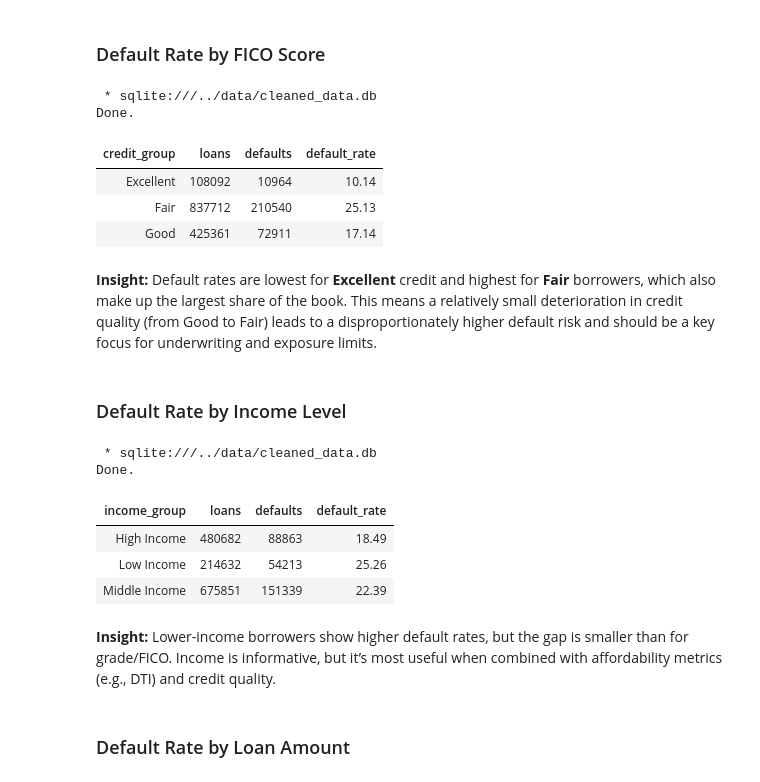
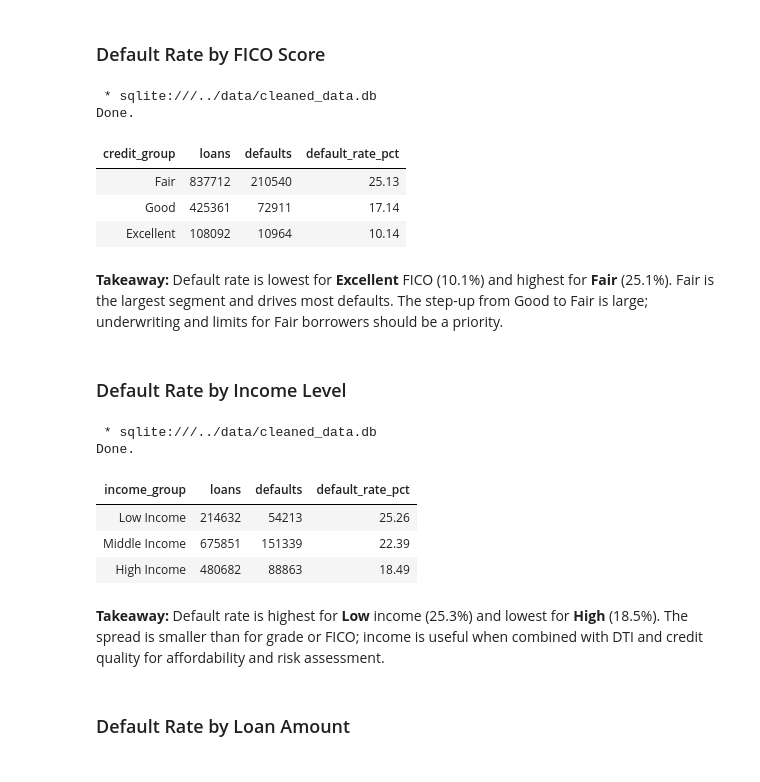
Before and after one commit to diegogomez040/Financial-risk-club-lending, a Jupyter notebook: notebooks/sql_business_analysis.ipynb, the cells around one changed output. Drawn from its saved outputs; the diff is of its cells as text; code cells hidden in the pictures.

```diff
--- a/notebooks/sql_business_analysis.ipynb
+++ b/notebooks/sql_business_analysis.ipynb
@@ -115,29 +129,28 @@ Done.
 # %%
 %%sql
 SELECT
     CASE
         WHEN fico_score < 600 THEN 'Poor'
         WHEN fico_score < 700 THEN 'Fair'
         WHEN fico_score < 750 THEN 'Good'
         ELSE 'Excellent'
     END AS credit_group,
-
     COUNT(*) AS loans,
     SUM("default") AS defaults,
-
-    ROUND(SUM("default")*100.0 / COUNT(*),2) AS default_rate
-
+    ROUND(100.0 * SUM("default") / COUNT(*), 2) AS default_rate_pct
 FROM loans
-GROUP BY credit_group;
+GROUP BY credit_group
+ORDER BY CASE credit_group
+    WHEN 'Poor' THEN 1 WHEN 'Fair' THEN 2 WHEN 'Good' THEN 3 ELSE 4 END;
 # %% [output]
  * sqlite:///../data/cleaned_data.db
 Done.
-| credit_group | loans | defaults | default_rate |
-| Excellent | 108092 | 10964 | 10.14 |
+| credit_group | loans | defaults | default_rate_pct |
 | Fair | 837712 | 210540 | 25.13 |
 | Good | 425361 | 72911 | 17.14 |
+| Excellent | 108092 | 10964 | 10.14 |
 # %% [markdown]
-**Insight:** Default rates are lowest for **Excellent** credit and highest for **Fair** borrowers, which also make up the largest share of the book. This means a relatively small deterioration in credit quality (from Good to Fair) leads to a disproportionately higher default risk and should be a key focus for underwriting and exposure limits.
+**Takeaway:** Default rate is lowest for **Excellent** FICO (10.1%) and highest for **Fair** (25.1%). Fair is the largest segment and drives most defaults. The step-up from Good to Fair is large; underwriting and limits for Fair borrowers should be a priority.
 # %% [markdown]
 ### Default Rate by Income Level
 # %%
@@ -148,23 +161,22 @@ SELECT
         WHEN annual_inc < 80000 THEN 'Middle Income'
         ELSE 'High Income'
     END AS income_group,
-
     COUNT(*) AS loans,
     SUM("default") AS defaults,
-
-    ROUND(SUM("default")*100.0 / COUNT(*),2) AS default_rate
-
+    ROUND(100.0 * SUM("default") / COUNT(*), 2) AS default_rate_pct
 FROM loans
-GROUP BY income_group;
+GROUP BY income_group
+ORDER BY CASE income_group
+    WHEN 'Low Income' THEN 1 WHEN 'Middle Income' THEN 2 ELSE 3 END;
 # %% [output]
  * sqlite:///../data/cleaned_data.db
 Done.
-| income_group | loans | defaults | default_rate |
-| High Income | 480682 | 88863 | 18.49 |
+| income_group | loans | defaults | default_rate_pct |
 | Low Income | 214632 | 54213 | 25.26 |
 | Middle Income | 675851 | 151339 | 22.39 |
+| High Income | 480682 | 88863 | 18.49 |
 # %% [markdown]
-**Insight:** Lower-income borrowers show higher default rates, but the gap is smaller than for grade/FICO. Income is informative, but it’s most useful when combined with affordability metrics (e.g., DTI) and credit quality.
+**Takeaway:** Default rate is highest for **Low** income (25.3%) and lowest for **High** (18.5%). The spread is smaller than for grade or FICO; income is useful when combined with DTI and credit quality for affordability and risk assessment.
 # %% [markdown]
 ### Default Rate by Loan Amount
 # %%
```
Also changed, not shown: parts of 40 cells of this notebook, 1 other file.
